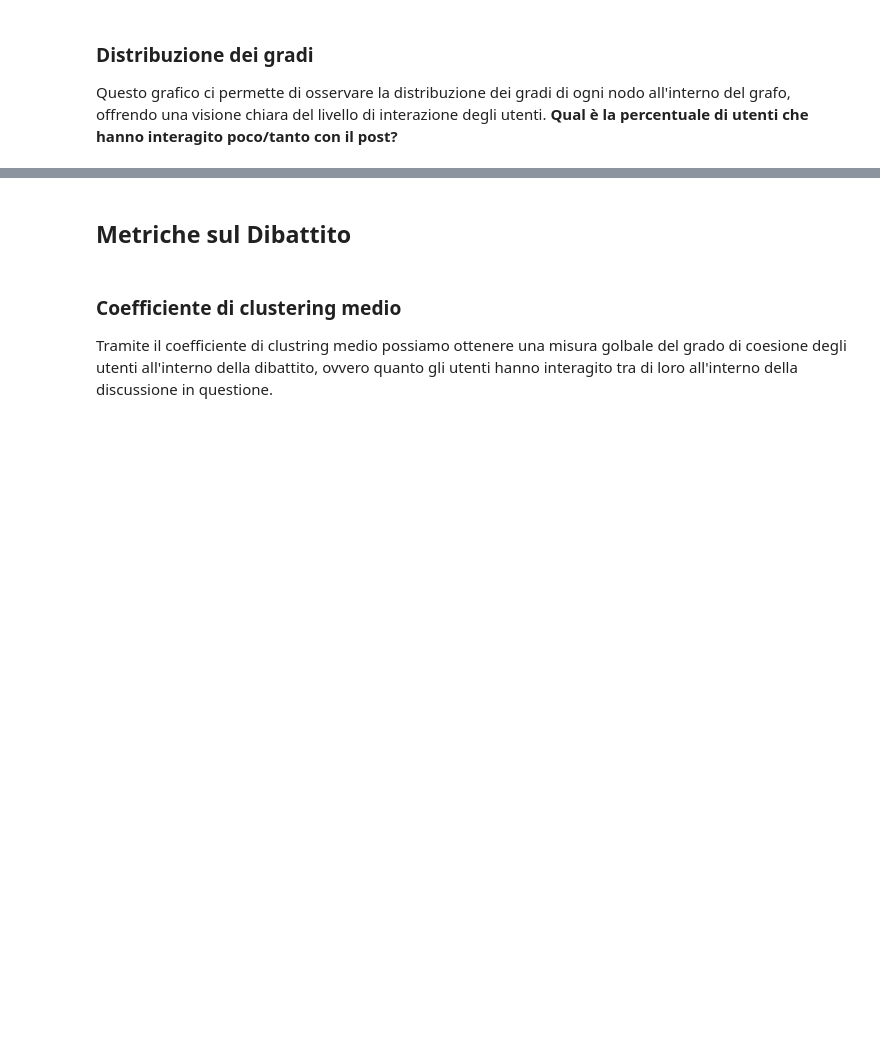
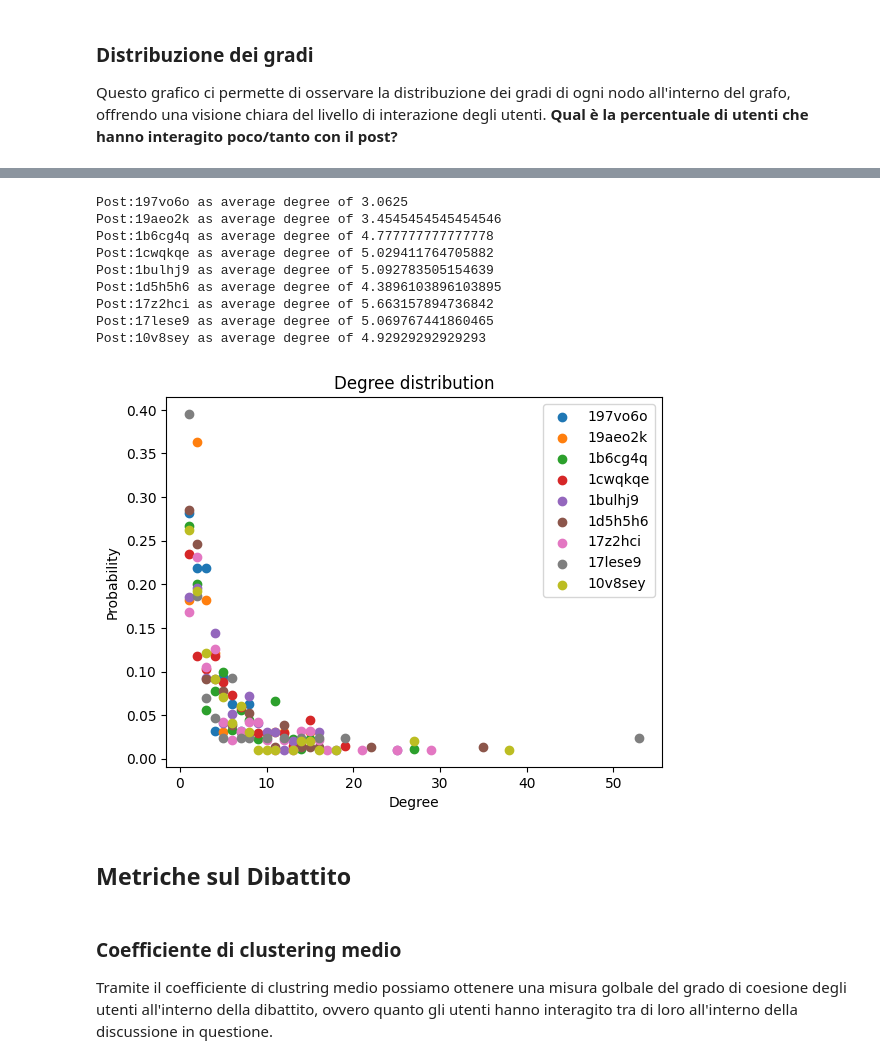
Before and after one commit to MassimoZarantonello2/RedditDebateAnalysis, a Jupyter notebook: scripts/DebateMetrics.ipynb, the cells around one changed output, grey strips where cells are left out. Drawn from its saved outputs; the diff is of its cells as text; code cells hidden in the pictures; blank space fills up the shorter version.

Commit message:
Sistemate le metriche in modo da poterle calcolare su un numero illimitato di post

```diff
--- a/scripts/DebateMetrics.ipynb
+++ b/scripts/DebateMetrics.ipynb
@@ -34,9 +34,10 @@ def create_graph_from_dataframe(dataframe):
     graph.delete_vertices('root')
     return graph
 
-post_graph = []
+post_id_graph = {}
 for dataframe in dataframe_list:
-    post_graph.append(create_graph_from_dataframe(dataframe))
+    graph = create_graph_from_dataframe(dataframe)
+    post_id_graph[dataframe['post_id'].iloc[0]] = graph
 # %% [markdown]
 # Metriche di valutazione dei grafi di dibattitio
 # %% [markdown]
@@ -59,20 +56,11 @@ NameError: name 'graph' is not defined
 ### Distribuzione dei gradi
 Questo grafico ci permette di osservare la distribuzione dei gradi di ogni nodo all'interno del grafo, offrendo una visione chiara del livello di interazione degli utenti. **Qual è la percentuale di utenti che hanno interagito poco/tanto con il post?**
 # %%
-
 def compute_degree_distribution(graph):
     degree = graph.degree()
-    x_label = np.unique(degree)
+    x = np.unique(degree)
     degree = np.array(degree)
     y = []
-    for i in x_label:
+    for i in x:
         y.append(sum(degree == i)/ len(degree))
-    plt.scatter(x_label, y)
-    plt.xlabel('Degree')
-    plt.ylabel('Number of nodes')
-    plt.title('Degree distribution')
-    plt.show()
+    return x, y
-# %%
-for post_graph in post_graph:
-    compute_degree_distribution(post_graph)
-    print(degree_distribution(post_graph))
@@ -93,3 +67,25 @@ for post_graph in post_graph:
+# %%
+for post_graph in post_id_graph:
+    print(f'Post:{post_graph} as average degree of {degree_distribution(post_id_graph[post_graph])}')
+    x, y = compute_degree_distribution(post_id_graph[post_graph])
+    plt.scatter(x, y)
+    plt.xlabel('Degree')
+    plt.ylabel('Probability')
+    plt.title('Degree distribution')
+
+plt.legend(post_id_graph.keys())
+plt.show()
+# %% [output]
+Post:197vo6o as average degree of 3.0625
+Post:19aeo2k as average degree of 3.4545454545454546
+Post:1b6cg4q as average degree of 4.777777777777778
+Post:1cwqkqe as average degree of 5.029411764705882
+Post:1bulhj9 as average degree of 5.092783505154639
+Post:1d5h5h6 as average degree of 4.3896103896103895
+Post:17z2hci as average degree of 5.663157894736842
+Post:17lese9 as average degree of 5.069767441860465
+Post:10v8sey as average degree of 4.92929292929293
+[figure, added]
 # %% [markdown]
 ## Metriche sul Dibattito
 # %% [markdown]
```
Also changed, not shown: parts of 5 cells of this notebook, 2 other files.
